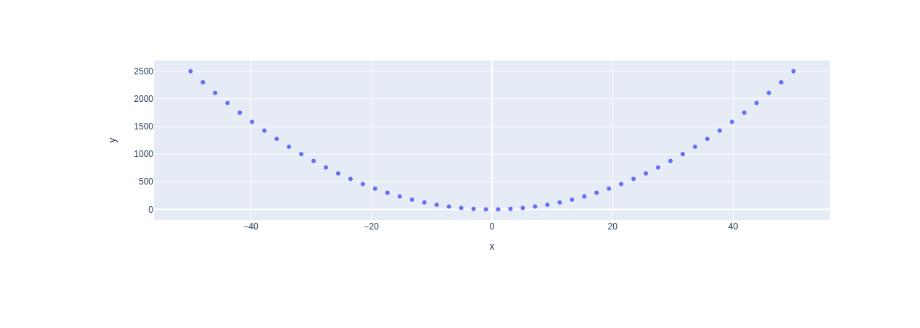
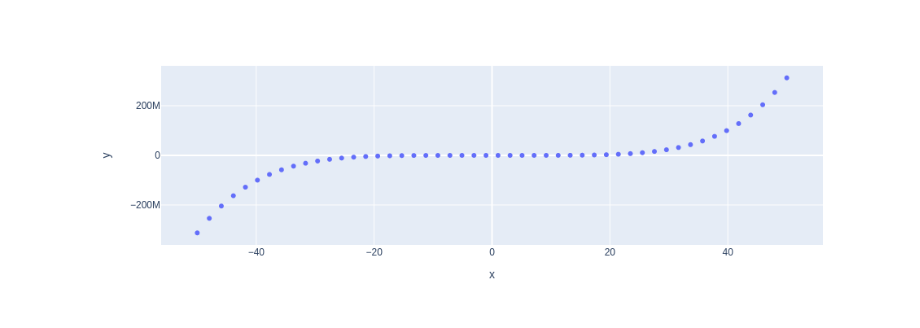
Before and after one commit to keobox/my-notebooks-repo, a Jupyter notebook: experiment1.ipynb, the cells around one changed output. Drawn from its saved outputs; the diff is of its cells as text; code cells hidden in the pictures.

```diff
--- a/experiment1.ipynb
+++ b/experiment1.ipynb
@@ -6,7 +6,7 @@ import plotly.express as px
 x = np.linspace(start=-50, stop=50)
 
 # y-axis data points
-y = x ** 2
+y = x ** 5
 
 # define the plot
 fig = px.scatter(x=x, y=y)
@@ -17 +16 @@ fig.show()
-[figure, old version]
+[figure, new version]
```
Also changed, not shown: parts of 1 cell of this notebook.
